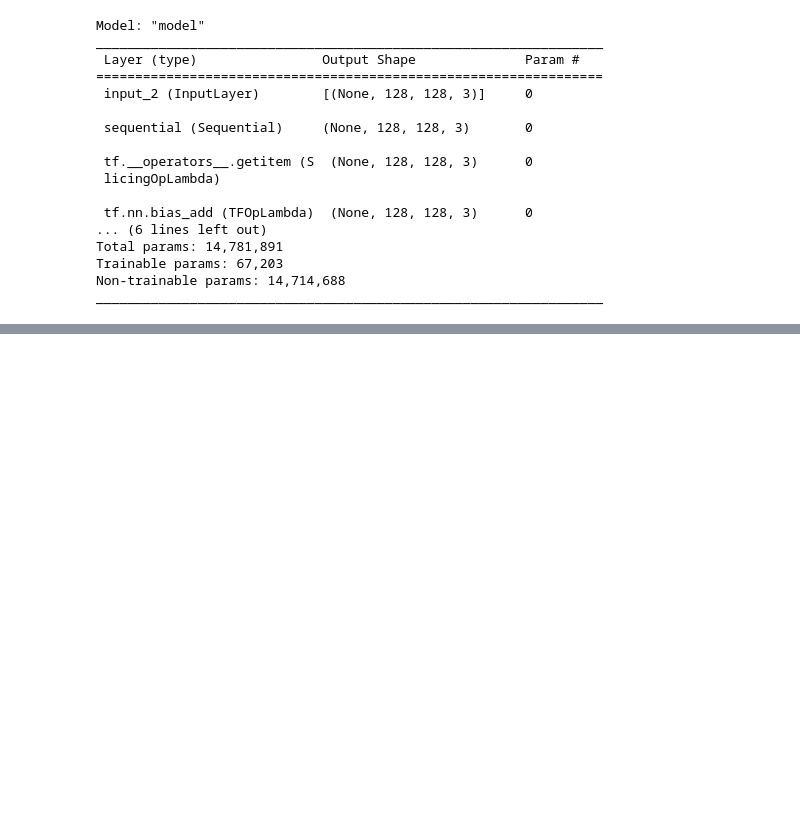
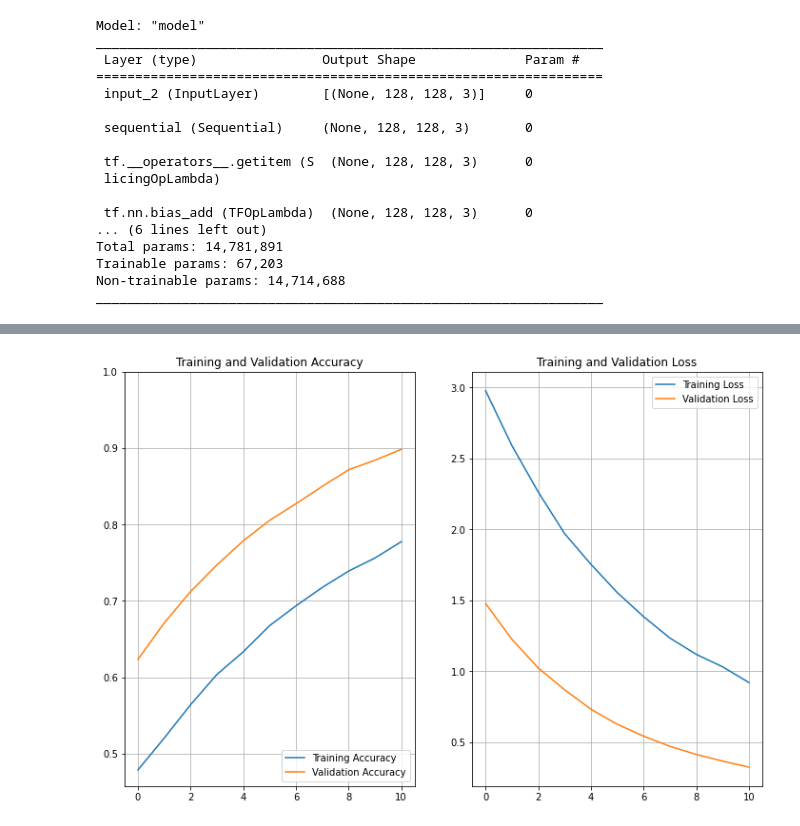
Before and after one commit to JaswanthKarangula/Fruits-and-Vegetable-Classification, a Jupyter notebook: Fruits_Vegetables_Classification VGG + TL.ipynb, the cells around one changed output, grey strips where cells are left out. Cells and saved outputs as stored; diff of their text form; code cells hidden in the pictures; blank space fills up the shorter version.

```diff
--- a/Fruits_Vegetables_Classification VGG + TL.ipynb
+++ b/Fruits_Vegetables_Classification VGG + TL.ipynb
@@ -298,0 +338,4 @@ tl_model.save('saved_models/vgg16model_transferlearning/', save_format='tf')
+# %%
+plot_history(history_finetune,"accuracy","val_accuracy")
+# %% [output]
+[figure, added]
```
Also changed, not shown: parts of 4 cells of this notebook, 9 other files.
